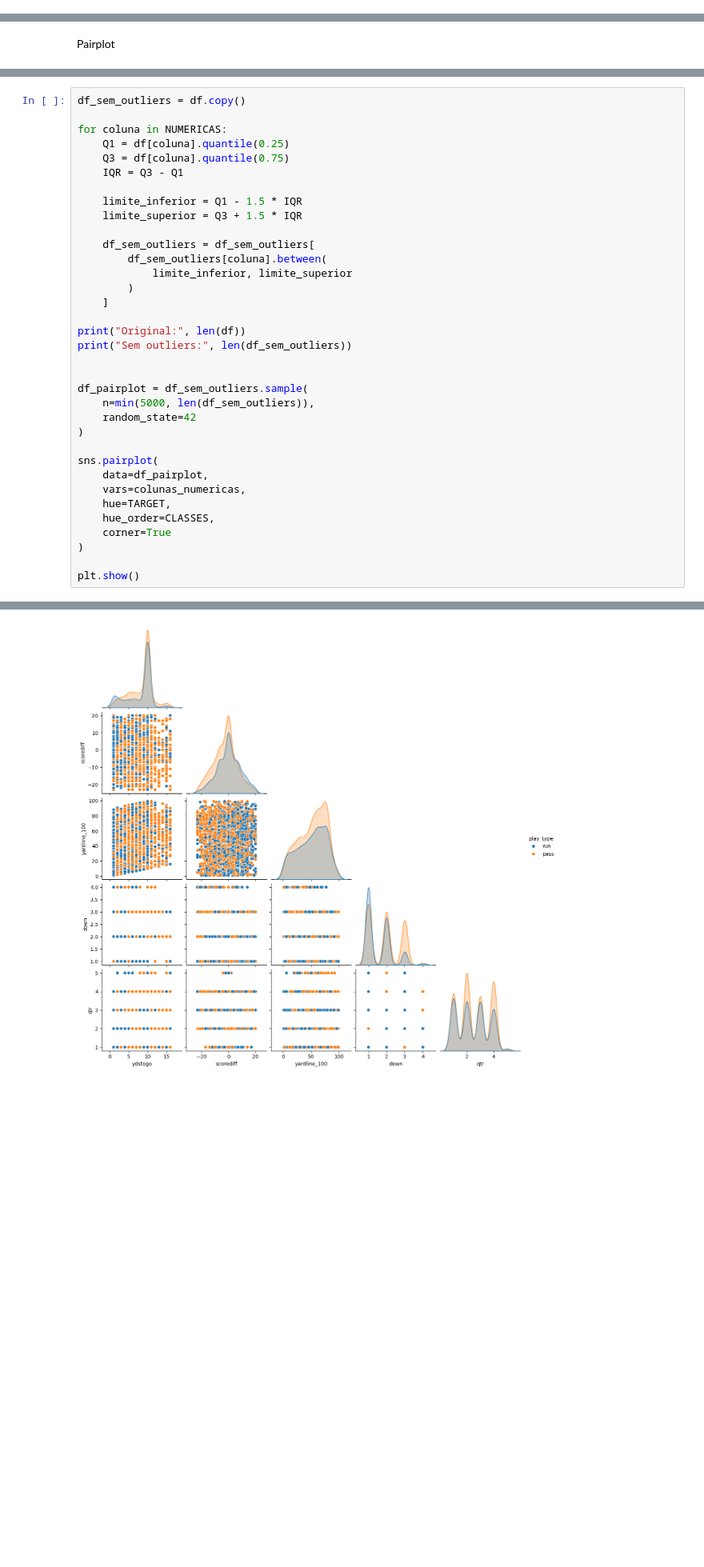
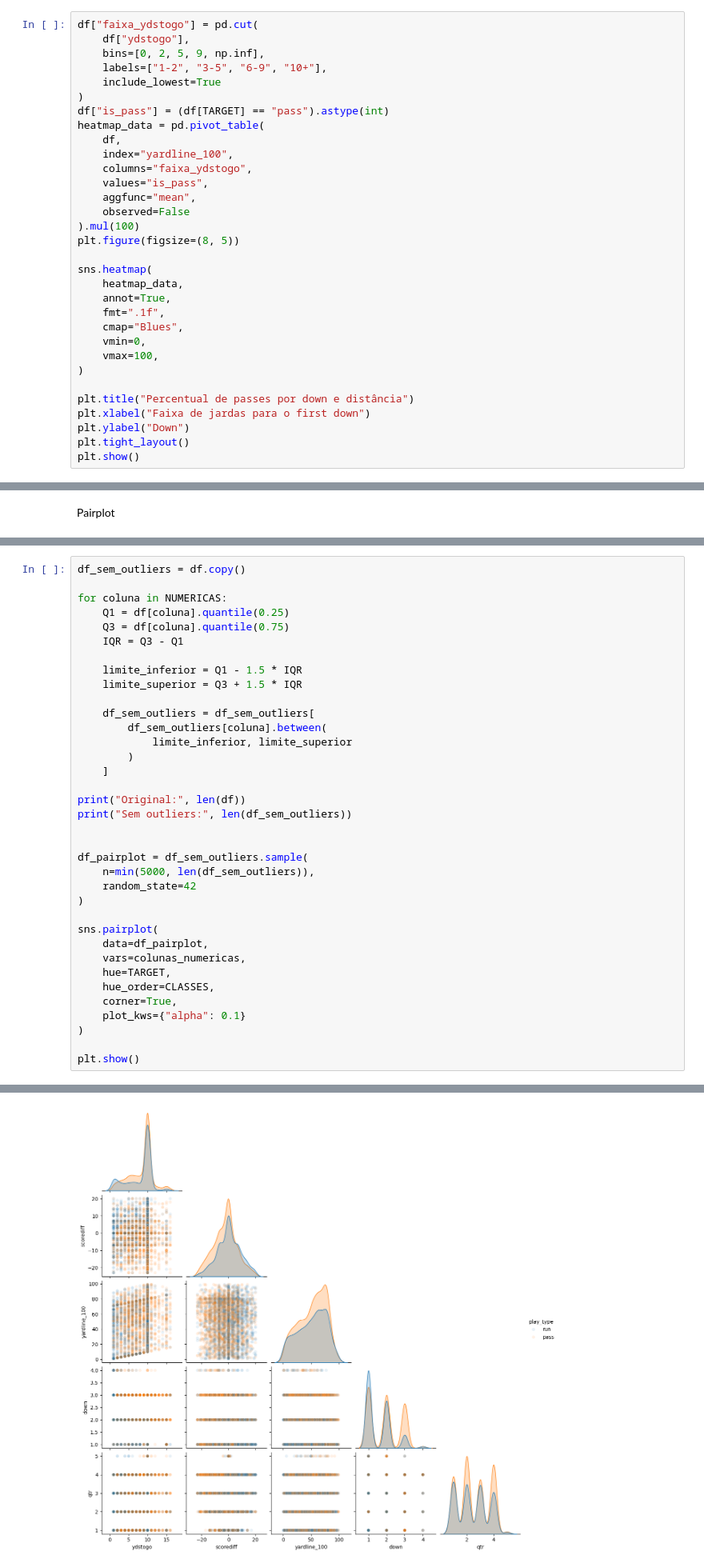
Before and after one commit to EduardoHaagP/IC---ScoutFA, a Jupyter notebook: notebook/AnaliseDosDados/analise.ipynb, the cells around one changed output, grey strips where cells are left out. Shown at 80% size. Saved outputs shown, nothing was run; the diff lists cells and outputs as text; blank space fills up the shorter version.

```diff
--- a/notebook/AnaliseDosDados/analise.ipynb
+++ b/notebook/AnaliseDosDados/analise.ipynb
@@ -189,3 +189,35 @@ down
 2              10542  20040  34895   40685
 3              12708  16100  19007   18905
 4               2321    989    619     792
+# %%
+df["faixa_ydstogo"] = pd.cut(
+    df["ydstogo"],
+    bins=[0, 2, 5, 9, np.inf],
+    labels=["1-2", "3-5", "6-9", "10+"],
+    include_lowest=True
+)
+df["is_pass"] = (df[TARGET] == "pass").astype(int)
+heatmap_data = pd.pivot_table(
+    df,
+    index="yardline_100",
+    columns="faixa_ydstogo",
+    values="is_pass",
+    aggfunc="mean",
+    observed=False
+).mul(100)
+plt.figure(figsize=(8, 5))
+
+sns.heatmap(
+    heatmap_data,
+    annot=True,
+    fmt=".1f",
+    cmap="Blues",
+    vmin=0,
+    vmax=100,
+)
+
+plt.title("Percentual de passes por down e distância")
+plt.xlabel("Faixa de jardas para o first down")
+plt.ylabel("Down")
+plt.tight_layout()
+plt.show()
@@ -344,32 +378,33 @@ for coluna in NUMERICAS:
 
     limite_inferior = Q1 - 1.5 * IQR
     limite_superior = Q3 + 1.5 * IQR
 
     df_sem_outliers = df_sem_outliers[
         df_sem_outliers[coluna].between(
             limite_inferior, limite_superior
         )
     ]
 
 print("Original:", len(df))
 print("Sem outliers:", len(df_sem_outliers))
 
 
 df_pairplot = df_sem_outliers.sample(
     n=min(5000, len(df_sem_outliers)),
     random_state=42
 )
 
 sns.pairplot(
     data=df_pairplot,
     vars=colunas_numericas,
     hue=TARGET,
     hue_order=CLASSES,
-    corner=True
+    corner=True,
+    plot_kws={"alpha": 0.1}
 )
 
 plt.show()
 # %% [output]
 Original: 318691
 Sem outliers: 289124
-[figure, old version]
+[figure, new version]
```
Also changed, not shown: parts of 2 cells of this notebook, 6 other files.
